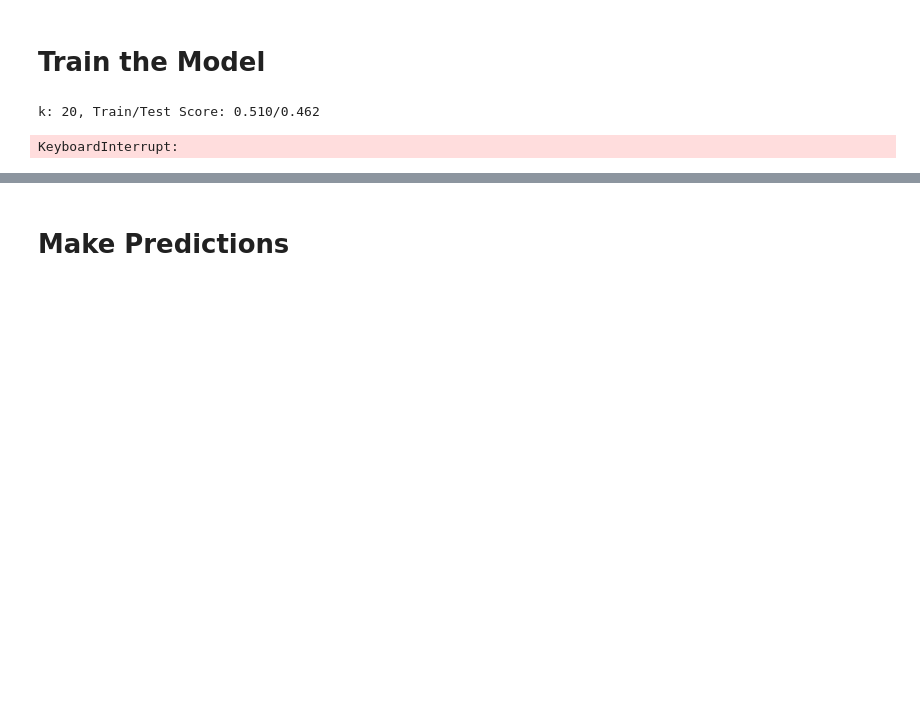
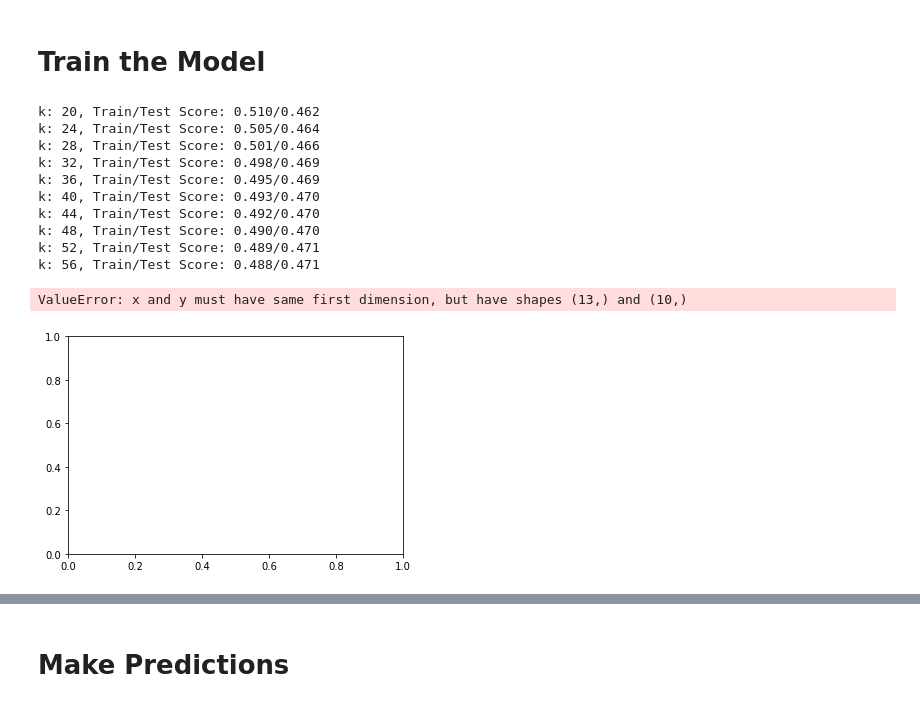
Before and after one commit to florin-vasiliu/Houston-Crime-Analysis, a Jupyter notebook: machine_learning/KNN.ipynb, the cells around one changed output, grey strips where cells are left out. Cells and saved outputs as stored; diff of their text form; code cells hidden in the pictures; blank space fills up the shorter version.

```diff
--- a/machine_learning/KNN.ipynb
+++ b/machine_learning/KNN.ipynb
@@ -140,22 +142,26 @@ X_test_scaled = X_scaler.transform(X_test)
 # %%
 # Loop through different k values to see which has the highest accuracy
 # Note: We only use odd numbers because we don't want any ties
 train_scores = []
 test_scores = []
 for k in range(20, 60, 4):
     knn = KNeighborsClassifier(n_neighbors=k)
     knn.fit(X_train, y_train)
     train_score = knn.score(X_train, y_train)
     test_score = knn.score(X_test, y_test)
     train_scores.append(train_score)
     test_scores.append(test_score)
     print(f"k: {k}, Train/Test Score: {train_score:.3f}/{test_score:.3f}")
-
-plt.plot(range(20, 71, 4), train_scores, marker='o')
-plt.plot(range(20, 71, 4), test_scores, marker="x")
-plt.xlabel("k neighbors")
-plt.ylabel("Testing accuracy Score")
-plt.show()
 # %% [output]
 k: 20, Train/Test Score: 0.510/0.462
+k: 24, Train/Test Score: 0.505/0.464
+k: 28, Train/Test Score: 0.501/0.466
+k: 32, Train/Test Score: 0.498/0.469
+k: 36, Train/Test Score: 0.495/0.469
+k: 40, Train/Test Score: 0.493/0.470
+k: 44, Train/Test Score: 0.492/0.470
+k: 48, Train/Test Score: 0.490/0.470
+k: 52, Train/Test Score: 0.489/0.471
+k: 56, Train/Test Score: 0.488/0.471
-KeyboardInterrupt:
+ValueError: x and y must have same first dimension, but have shapes (13,) and (10,)
+[figure, added]
```
Also changed, not shown: parts of 2 cells of this notebook, 15 other files.
